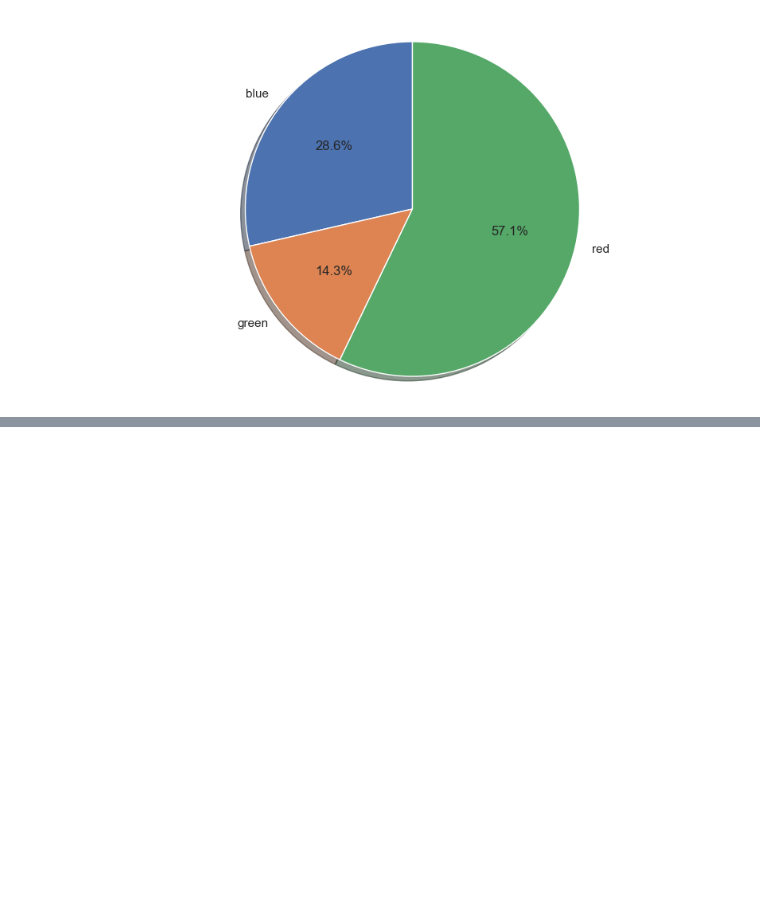
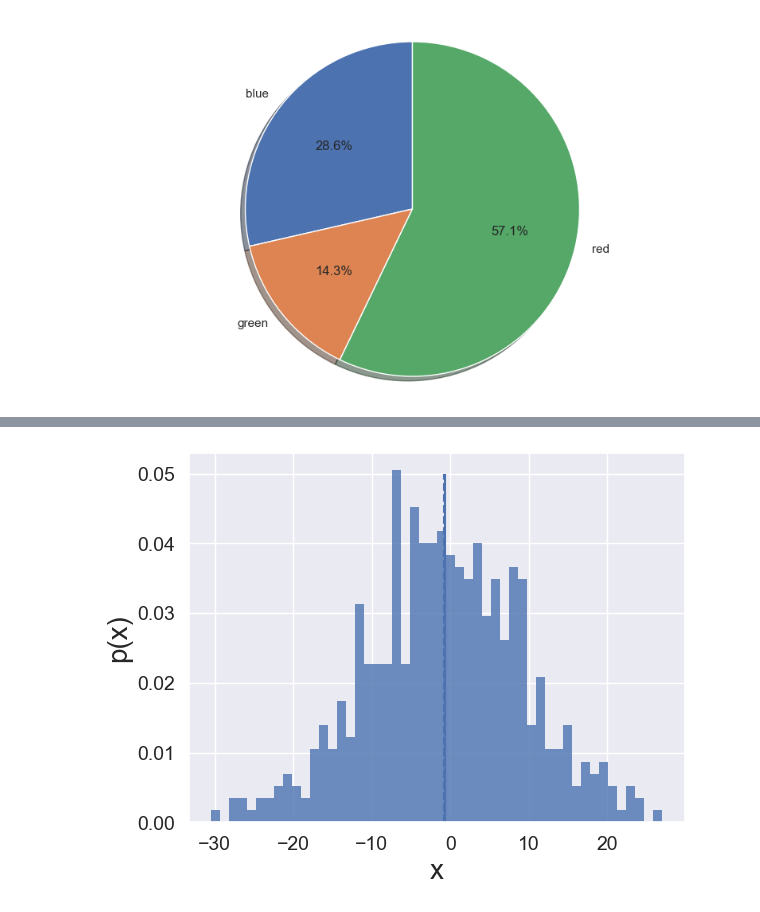
Before and after one commit to joaoholandaa/ciencia-de-dados, a Jupyter notebook: aula2-analise-exploratoria-dados.ipynb, the cells around one changed output, grey strips where cells are left out. Cells and saved outputs as stored; diff of their text form; code cells hidden in the pictures; blank space fills up the shorter version.

Commit message:
média e mediana

```diff
--- a/aula2-analise-exploratoria-dados.ipynb
+++ b/aula2-analise-exploratoria-dados.ipynb
@@ -254,0 +292,20 @@ plt.show()
+# %%
+import numpy as np
+import matplotlib.pyplot as plt #biblioteca gráfica para mostrar os gráficos
+
+mu = 0 #Média da distribuicao normal
+sigma = 10 #desvio padrão da distribuição normal
+Y = np.random.normal(mu, sigma, 500)
+plt.hist(Y, density=True, bins=50,lw=0,alpha=.8)
+
+m = np.mean(Y)
+md = np.median(Y)
+plt.vlines(m,0,0.05)
+plt.vlines(md,0,0.05, linestyles = 'dashed')
+plt.xticks(fontsize=14)
+plt.yticks(fontsize=14)
+plt.xlabel("x",fontsize = 20)
+plt.ylabel("p(x)", fontsize = 20)
+plt.show(True)
+# %% [output]
+[figure, added]
```
Also changed, not shown: parts of 10 cells of this notebook.
